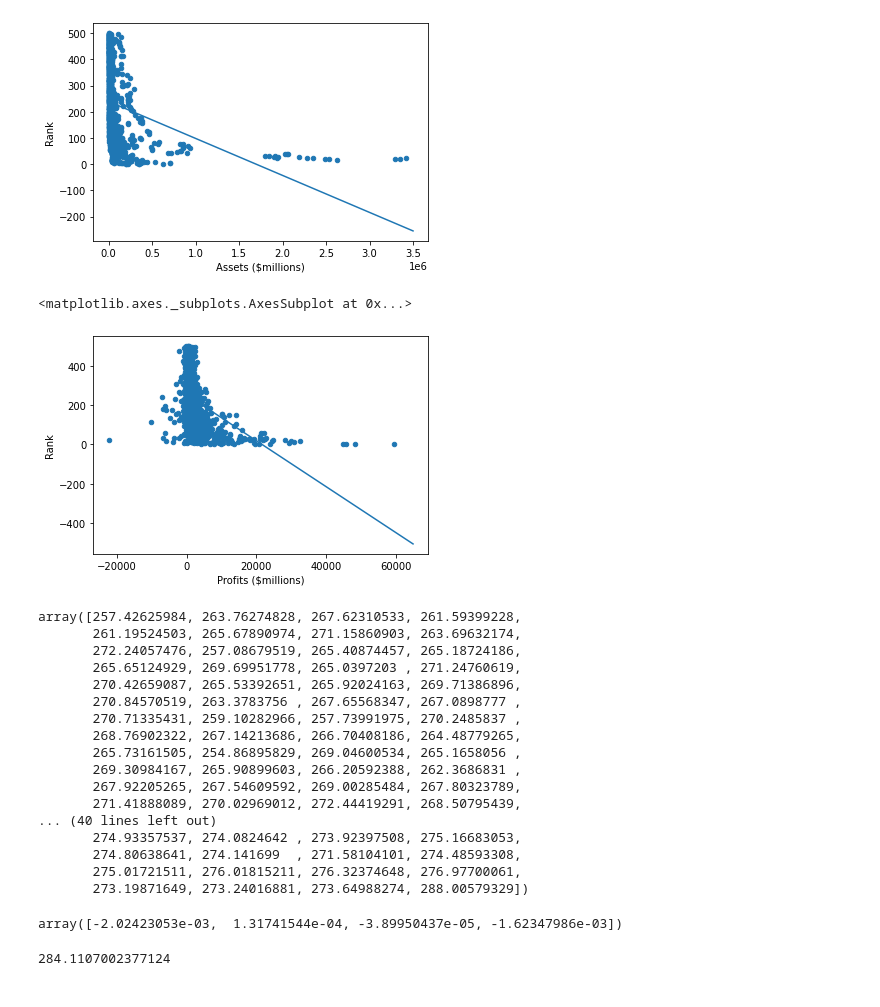
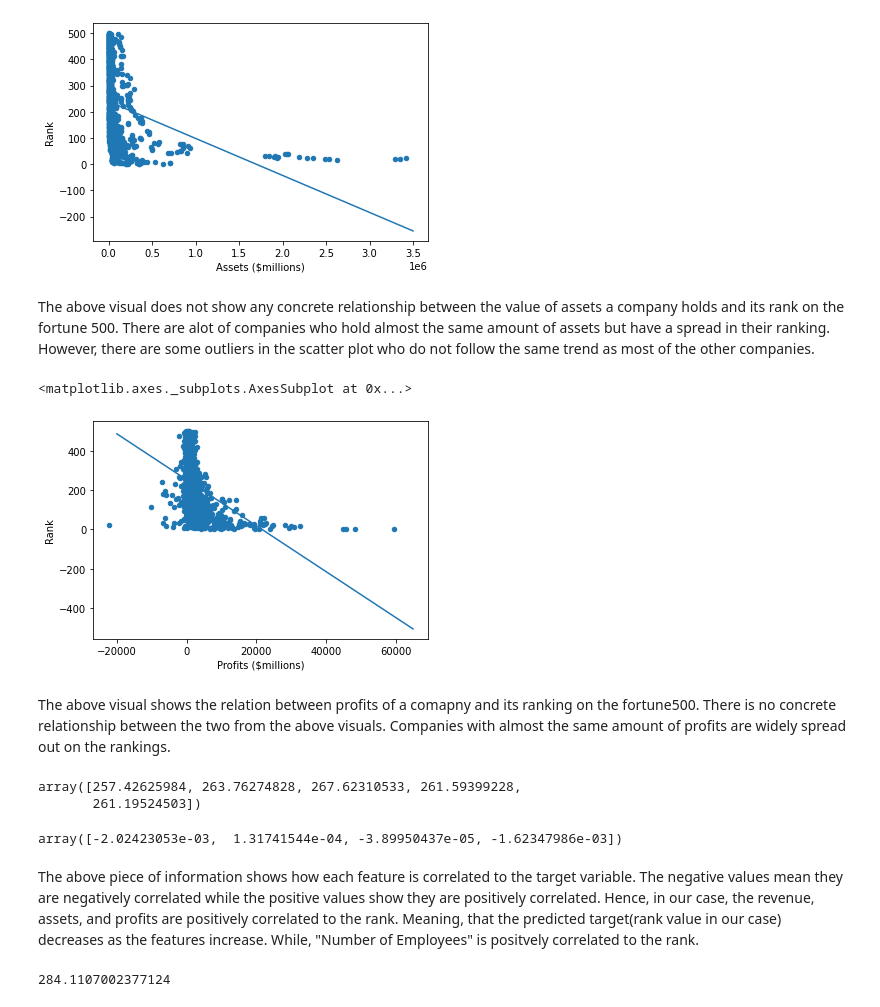
Before and after one commit to CS-UCR/final-project-wasp, a Jupyter notebook: Regression.ipynb, the cells around one changed output. Saved outputs shown, nothing was run; the diff lists cells and outputs as text; code cells hidden in the pictures.

Commit message:
Finished models on Fortune500 data

```diff
--- a/Regression.ipynb
+++ b/Regression.ipynb
@@ -5,7 +5,10 @@ import numpy as np
 from sklearn.linear_model import LinearRegression
 # %%
 df = pd.read_csv("CleanedFortune.csv")
-#Dropping the Unnamed column
+#Dropping the columns which are not needed
+df = df.drop('Year', 1)
+df = df.drop('Market Value As of 3/29/19 ($m)', 1)
+df = df.drop('Change in Rank', 1)
 df = df.drop('Unnamed: 0', 1)
 df
 # %% [output]
@@ -163,35 +144,39 @@ y_new.plot.line()
 # %% [output]
 <matplotlib.axes._subplots.AxesSubplot at 0x...>
 [figure]
+# %% [markdown]
+The above visual does not show any concrete relationship between the value of assets a company holds and its rank on the fortune 500. There are alot of companies who hold almost the same amount of assets but have a spread in their ranking. However, there are some outliers in the scatter plot who do not follow the same trend as most of the other companies.
 # %%
 #Fitting a linear regression model that predicts the rank of a comapny
 #using Profits as the only feature.
 AH_train = df.loc[:1275].copy()
 AH_test = df.loc[1276:].copy()
 
 x_train = AH_train[["Profits ($millions)"]]
 x_test = AH_test[["Profits ($millions)"]]
 y_train = AH_train['Rank']
 
 model = LinearRegression()
 model.fit(X = x_train, y = y_train)
 model.predict(X = x_test)
 
 X_new = pd.DataFrame()
-X_new['Profits ($millions)'] = np.linspace(0, 65000, num = 1500)
+X_new['Profits ($millions)'] = np.linspace(-20000, 65000, num = 1500)
 
 y_new = pd.Series(
 model.predict(X_new),
 index=X_new['Profits ($millions)']
 )
 
 AH_train.plot.scatter(x = "Profits ($millions)", y = "Rank")
 y_new.plot.line()
 # %% [output]
 <matplotlib.axes._subplots.AxesSubplot at 0x...>
-[figure, old version]
+[figure, new version]
+# %% [markdown]
+The above visual shows the relation between profits of a comapny and its ranking on the fortune500. There is no concrete relationship between the two from the above visuals. Companies with almost the same amount of profits are widely spread out on the rankings.
 # %%
-#Predicting the rank using multiple features (revenue, number of employees, assets, profits)
+#Predicting the rank using multiple features (revenue, number of employees, assets, profits) 9Fitting Ashenfelter's Model)
 ashen_model = LinearRegression()
 ashen_model.fit(
     X = AH_train[["Revenues ($millions)", "Number of Employees", "Assets ($millions)", "Profits ($millions)"]],
@@ -199,30 +184,17 @@ ashen_model.fit(
 )
 
 ashen_model.predict(
-    X = AH_test[["Revenues ($millions)", "Number of Employees", "Assets ($millions)", "Profits ($millions)"]]
+    X = AH_test[["Revenues ($millions)", "Number of Employees", "Assets ($millions)", "Profits ($millions)"]].head()
 )
 # %% [output]
 array([257.42625984, 263.76274828, 267.62310533, 261.59399228,
-       261.19524503, 265.67890974, 271.15860903, 263.69632174,
-       272.24057476, 257.08679519, 265.40874457, 265.18724186,
-       265.65124929, 269.69951778, 265.0397203 , 271.24760619,
-       270.42659087, 265.53392651, 265.92024163, 269.71386896,
-       270.84570519, 263.3783756 , 267.65568347, 267.0898777 ,
-       270.71335431, 259.10282966, 257.73991975, 270.2485837 ,
-       268.76902322, 267.14213686, 266.70408186, 264.48779265,
-       265.73161505, 254.86895829, 269.04600534, 265.1658056 ,
-       269.30984167, 265.90899603, 266.20592388, 262.3686831 ,
-       267.92205265, 267.54609592, 269.00285484, 267.80323789,
-       271.41888089, 270.02969012, 272.44419291, 268.50795439,
-... (40 lines left out)
-       274.93357537, 274.0824642 , 273.92397508, 275.16683053,
-       274.80638641, 274.141699  , 271.58104101, 274.48593308,
-       275.01721511, 276.01815211, 276.32374648, 276.97700061,
-       273.19871649, 273.24016881, 273.64988274, 288.00579329])
+       261.19524503])
 # %%
 ashen_model.coef_
 # %% [output]
 array([-2.02423053e-03,  1.31741544e-04, -3.89950437e-05, -1.62347986e-03])
+# %% [markdown]
+The above piece of information shows how each feature is correlated to the target variable. The negative values mean they are negatively correlated while the positive values show they are positively correlated. Hence, in our case, the revenue, assets, and profits are positively correlated to the rank. Meaning, that the predicted target(rank value in our case) decreases as the features increase. While, "Number of Employees" is positvely correlated to the rank.
 # %%
 ashen_model.intercept_
 # %% [output]
```
Also changed, not shown: parts of 7 cells of this notebook.
